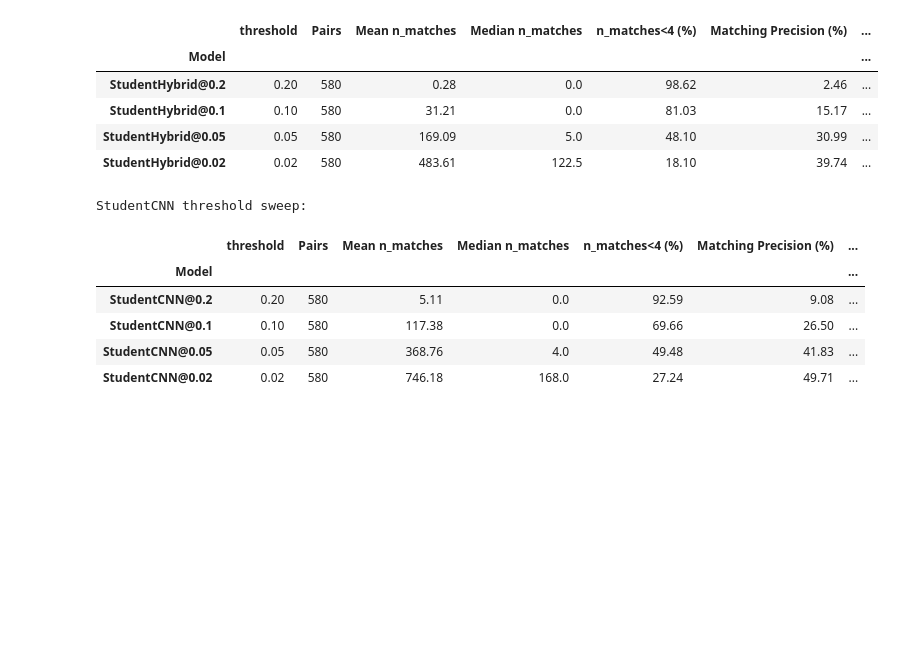
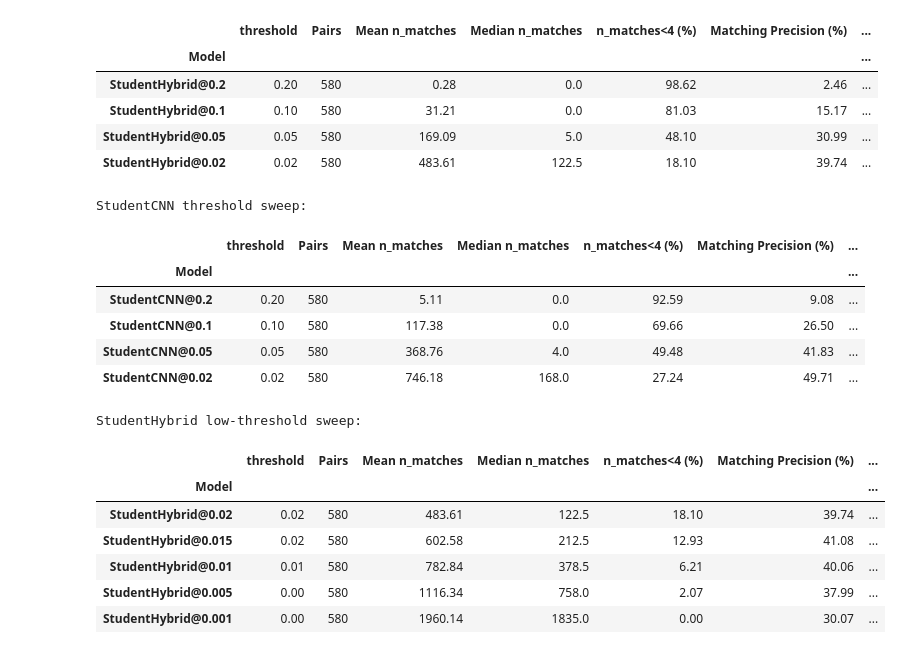
Before and after one commit to EZmoneySniper250/ECE1508DL, a Jupyter notebook: notebooks/evaluation.ipynb, the cells around one changed output. Cells and saved outputs as stored; diff of their text form; code cells hidden in the pictures; blank space fills up the shorter version.

```diff
--- a/notebooks/evaluation.ipynb
+++ b/notebooks/evaluation.ipynb
@@ -421,3 +421,49 @@ StudentCNN threshold sweep:
 | StudentCNN@0.1 | 0.10 | 580 | 117.38 | 0.0 | 69.66 | 26.50 | ... |
 | StudentCNN@0.05 | 0.05 | 580 | 368.76 | 4.0 | 49.48 | 41.83 | ... |
 | StudentCNN@0.02 | 0.02 | 580 | 746.18 | 168.0 | 27.24 | 49.71 | ... |
+# %%
+# StudentHybrid low-threshold sweep (0.02 → 0.001)
+THRESH_SWEEP_LOW = [0.02, 0.015, 0.01, 0.005, 0.001]
+original_thr = Hybrid_model.coarse_matching.threshold
+sweep_rows = []
+
+for thr in THRESH_SWEEP_LOW:
+    Hybrid_model.coarse_matching.threshold = thr
+    results_thr = evaluate_on_hpatches(
+        lambda i0, i1: run_student(Hybrid_model, i0, i1),
+        pairs,
+        desc=f"StudentHybrid@thr={thr}",
+    )
+    row = summarize_results(results_thr, f"StudentHybrid@{thr}")
+    row["threshold"] = thr
+    sweep_rows.append(row)
+
+Hybrid_model.coarse_matching.threshold = original_thr
+
+sweep_df = pd.DataFrame(sweep_rows).set_index("Model")
+print("StudentHybrid low-threshold sweep:")
+display(
+    sweep_df[
+        [
+            "threshold",
+            "Pairs",
+            "Mean n_matches",
+            "Median n_matches",
+            "n_matches<4 (%)",
+            "Matching Precision (%)",
+            "Inlier Ratio (%)",
+            "AUC@3px (%)",
+            "AUC@5px (%)",
+            "AUC@10px (%)",
+        ]
+    ].round(2)
+)
+# %% [output]
+StudentHybrid low-threshold sweep:
+|  | threshold | Pairs | Mean n_matches | Median n_matches | n_matches<4 (%) | Matching Precision (%) | ... |
+| Model |  |  |  |  |  |  | ... |
+| StudentHybrid@0.02 | 0.02 | 580 | 483.61 | 122.5 | 18.10 | 39.74 | ... |
+| StudentHybrid@0.015 | 0.02 | 580 | 602.58 | 212.5 | 12.93 | 41.08 | ... |
+| StudentHybrid@0.01 | 0.01 | 580 | 782.84 | 378.5 | 6.21 | 40.06 | ... |
+| StudentHybrid@0.005 | 0.00 | 580 | 1116.34 | 758.0 | 2.07 | 37.99 | ... |
+| StudentHybrid@0.001 | 0.00 | 580 | 1960.14 | 1835.0 | 0.00 | 30.07 | ... |
```
Also changed, not shown: parts of 2 cells of this notebook, 3 other files.
